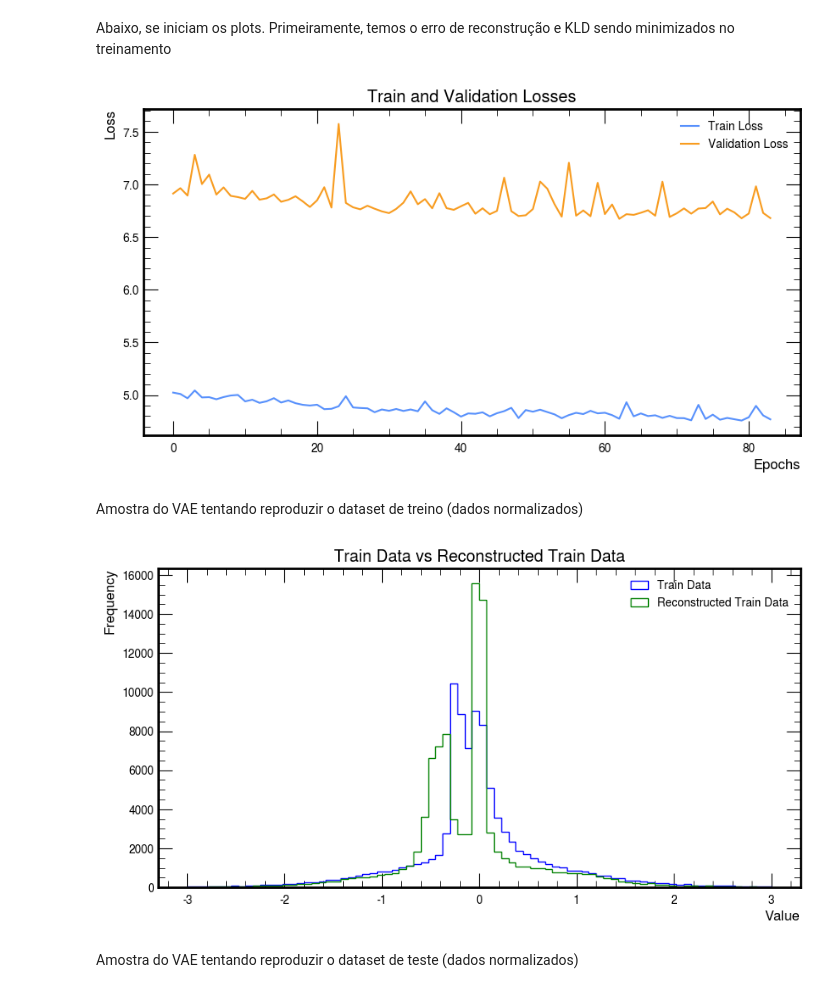
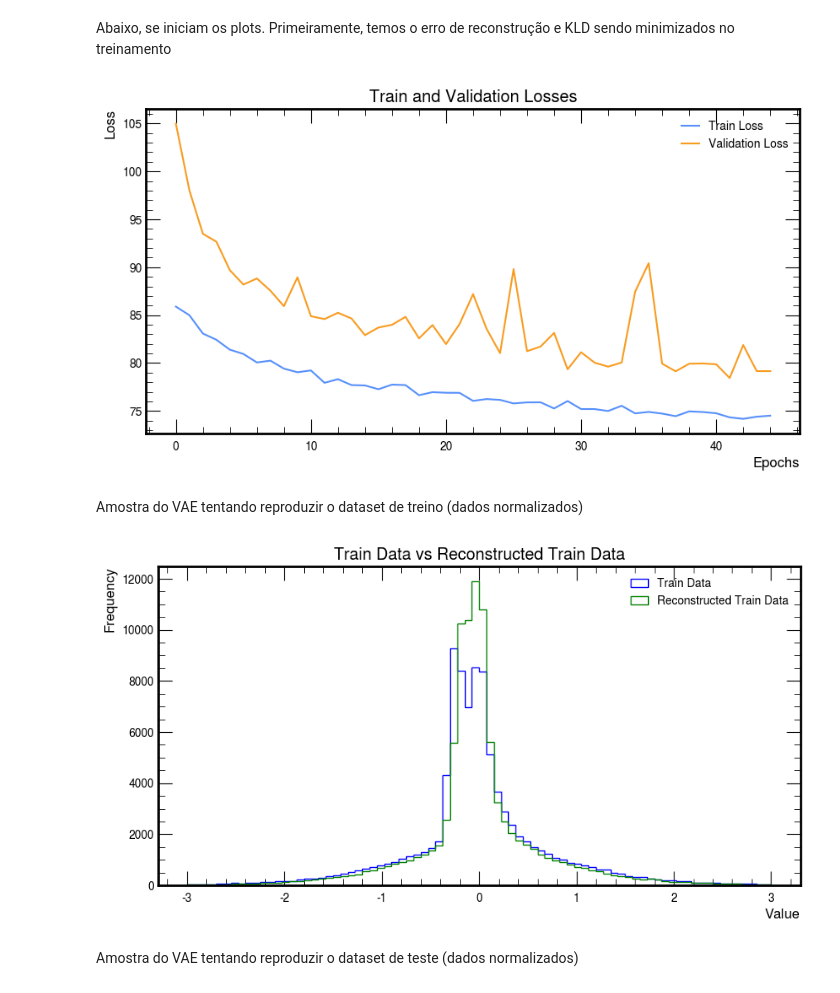
Before and after one commit to vinimetric/IC-HIN-UFRGS, a Jupyter notebook: D0MesonsID/RecoVAE/CVAE_Daughters.ipynb, the cells around one changed output. Saved outputs shown, nothing was run; the diff lists cells and outputs as text; code cells hidden in the pictures.

```diff
--- a/D0MesonsID/RecoVAE/CVAE_Daughters.ipynb
+++ b/D0MesonsID/RecoVAE/CVAE_Daughters.ipynb
@@ -146,0 +98,13 @@ Além disso, definimos a loss function como a divergência KL (diferença entre
+# %%
+def covariance_penalty(recon_x, x):
+    # Centralizar
+    recon_centered = recon_x - recon_x.mean(dim=0)
+    x_centered = x - x.mean(dim=0)
+
+    # Matrizes de covariância (8x8)
+    N = x.shape[0]
+    cov_recon = (recon_centered.T @ recon_centered) / N
+    cov_real  = (x_centered.T @ x_centered) / N
+
+    # Penalizar diferença
+    return F.mse_loss(cov_recon, cov_real, reduction='mean')
@@ -338,11 +367,10 @@ NameError: name 'study' is not defined
 # %% [markdown]
 Os melhores hiperparâmetros encontrados pelo estudo Optuna são recuperados e usados para configurar o modelo VAE. Os melhores parâmetros são extraídos do trial vencedor e utilizados para definir a função de ativação (ReLU, Tanh ou Leaky ReLU), o tamanho do batch e a arquitetura do modelo. O DataLoader é configurado novamente com o melhor tamanho de batch para os dados de treino e validação. Um novo modelo VAE é criado usando os melhores hiperparâmetros. O otimizador apropriado (Adam ou RMSprop) é configurado com a melhor taxa de aprendizado encontrada.
 # %%
-#best_params = trial.params
+best_params = trial.params
 
-#best_params = {'n_layers': 4, 'h_dim_0': 85, 'h_dim_1': 220, 'h_dim_2': 246, 'h_dim_3': 205, 'z_dim': 11, 'activation': 'tanh', 'batch_size': 11, 'lr': 0.00026003574811386224, 'optimizer': 'RMSprop', 'beta': 0.9999, 'lambda_cond': 1.1118642366572926}
-# If you want to use the other dictionary, comment the above and uncomment below:
-best_params = {'n_layers': 4, 'h_dim_0': 181, 'h_dim_1': 256, 'h_dim_2': 251, 'h_dim_3': 253, 'z_dim': 4, 'activation': 'relu', 'batch_size': 24, 'lr': 0.0002721515808365024, 'optimizer': 'Adam', 'beta': 0.8132880599223148, 'lambda_cond': 0.8708805447947919}
+# Uncomment to use fixed params instead:
+best_params = {'n_layers': 2, 'h_dim_0': 167, 'h_dim_1': 99, 'z_dim': 9, 'activation': 'leaky_relu', 'batch_size': 40, 'lr': 0.0004034583986779841, 'optimizer': 'RMSprop', 'beta': 1, 'lambda_cov': 0.16486294341566138}
 
 if best_params['activation'] == 'relu':
     activation = nn.ReLU()
@@ -352,12 +380,11 @@ else:
     activation = nn.LeakyReLU()
 
 batch_size = best_params['batch_size']
-trainloader = DataLoader(TensorDataset(x_train_dl), shuffle=True, batch_size=batch_size)
-valloader = DataLoader(TensorDataset(x_val_dl), shuffle=False, batch_size=batch_size)
+trainloader = DataLoader(TensorDataset(x_train), shuffle=True,  batch_size=batch_size)
+valloader   = DataLoader(TensorDataset(x_val),   shuffle=False, batch_size=batch_size)
 
-#model = CVAE(nVar, [best_params[f'h_dim_{i}'] for i in range(best_params['n_layers'])], best_params['z_dim'], activation, best_params['beta'], best_params['lambda_cond']).to(device)
-model = CVAE(nVar, [best_params[f'h_dim_{i}'] for i in range(best_params['n_layers'])], best_params['z_dim'], activation).to(device)
-
+model = VAE(nVar, [best_params[f'h_dim_{i}'] for i in range(best_params['n_layers'])],
+            best_params['z_dim'], activation).to(device)
 
 if best_params['optimizer'] == 'Adam':
     optimizer = optim.Adam(model.parameters(), lr=best_params['lr'])
@@ -371,13 +398,15 @@ early_stopping = EarlyStopping(patience=20, min_delta=0.001)
 train_losses, val_losses = [], []
 
 n_epochs = 50
-for epoch in range(n_epochs): #era 150
+for epoch in range(n_epochs):
+    train_loss, train_mse, train_kld, train_cov_pen = train(model, trainloader, optimizer, best_params['beta'], best_params['lambda_cov'])
+    val_loss, val_mse, val_kld, val_cov_pen = validate(model, valloader, best_params['beta'], best_params['lambda_cov'])
 
-    train_loss = train(model, trainloader, optimizer, best_params['beta'], best_params['lambda_cond'])
-    val_loss = validate(model, valloader, best_params['beta'], best_params['lambda_cond'])
     train_losses.append(train_loss)
     val_losses.append(val_loss)
-    print(f"Training... Epoch [{epoch+1}/{n_epochs}} | Loss: {train_loss:.4f} | Validation Loss: {val_loss:.4f}")
+
+
+    print(f"Epoch [{epoch+1}/{n_epochs}] | Loss: {train_loss:.4f} | Val Loss: {val_loss:.4f} | MSE: {val_mse:.4f} | KLD: {val_kld:.4f} | Cov Pen: {val_cov_pen:.4f}")
     if early_stopping(val_loss):
         break
 
@@ -409,24 +452,23 @@ Test Loss: 4.456486999861994
 Abaixo, se iniciam os plots. Primeiramente, temos o erro de reconstrução e KLD sendo minimizados no treinamento
 # %%
 plt.figure(figsize=(10, 5))
-plt.plot(train_losses[3:], label='Train Loss')
-plt.plot(val_losses[3:], label='Validation Loss')
+plt.plot(train_losses[5:], label='Train Loss')
+plt.plot(val_losses[5:], label='Validation Loss')
 plt.xlabel('Epochs')
 plt.ylabel('Loss')
 plt.title('Train and Validation Losses')
 plt.legend()
 plt.show()
 # %% [output]
-[figure, old version]
+[figure, new version]
 # %% [markdown]
 Amostra do VAE tentando reproduzir o dataset de treino (dados normalizados)
 # %%
 model.eval()
 with torch.no_grad():
-    recon_train, _, _ = model(normalize(x_train).float(), c_train)
+    recon_train, _, _ = model(normalize(x_train).float())
 
 plt.figure(figsize=(10, 5))
-np.savetxt("live.txt", x_train.cpu().numpy().flatten())
 plt.hist(normalize(x_train).cpu().numpy().flatten(), bins=80, range=[-3, 3], histtype='step', color='blue', label='Train Data')
 plt.hist(recon_train.cpu().numpy().flatten(), bins=80, range=[-3, 3], histtype='step', color='green', label='Reconstructed Train Data')
 plt.title('Train Data vs Reconstructed Train Data')
@@ -435,7 +477,7 @@ plt.ylabel('Frequency')
 plt.legend()
 plt.show()
 # %% [output]
-[figure, old version]
+[figure, new version]
 # %% [markdown]
 Amostra do VAE tentando reproduzir o dataset de teste (dados normalizados)
 # %%
```
Also changed, not shown: parts of 28 cells of this notebook.
